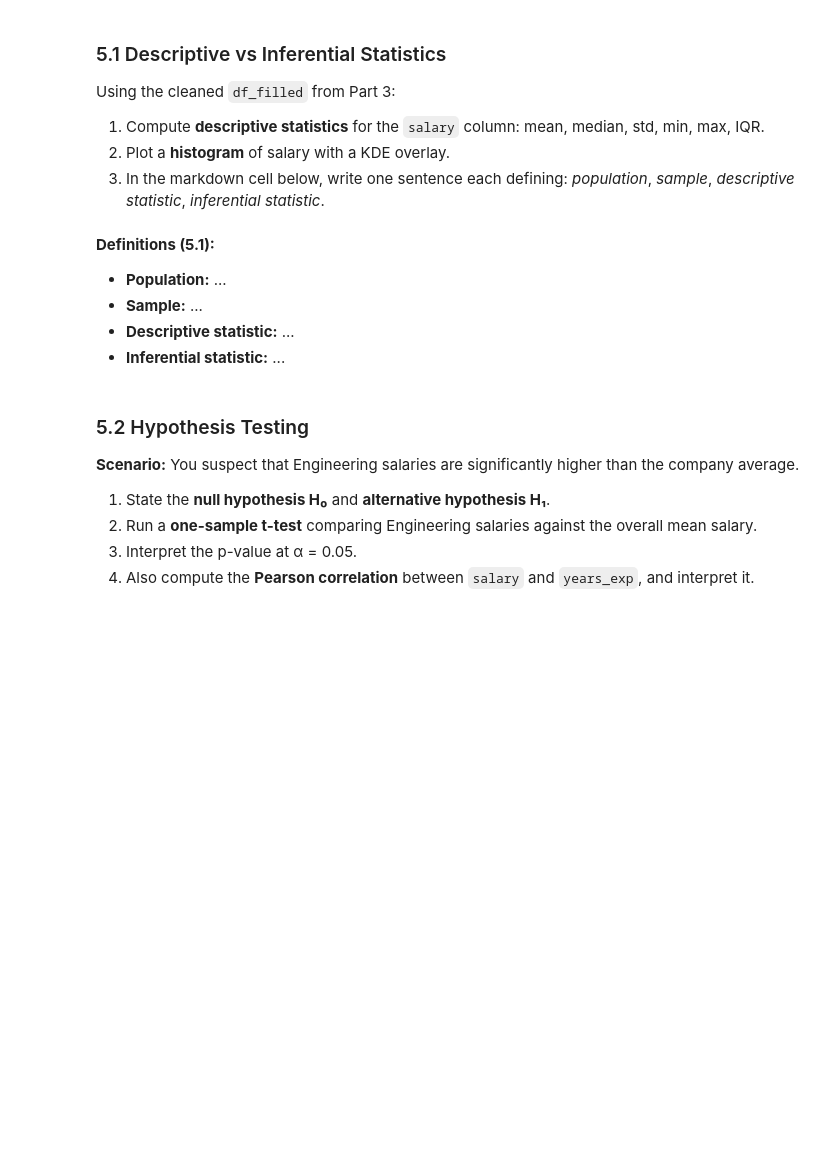
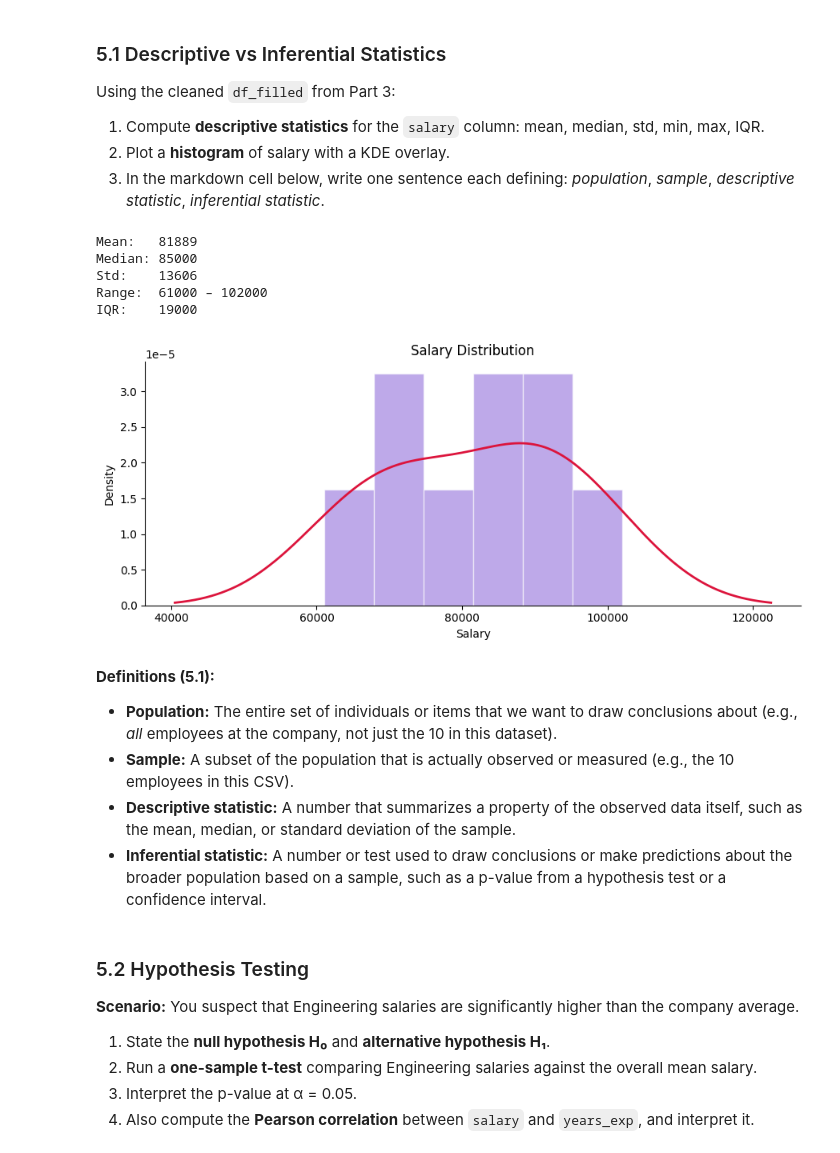
Before and after one commit to autadegayatri/Celebal_CEI_Assignments, a Jupyter notebook: week1_Gayatri_Autade.ipynb, the cells around one changed output. Saved outputs shown, nothing was run; the diff lists cells and outputs as text; code cells hidden in the pictures; blank space fills up the shorter version.

```diff
--- a/week1_Gayatri_Autade.ipynb
+++ b/week1_Gayatri_Autade.ipynb
@@ -552,31 +554,39 @@ Using the cleaned `df_filled` from Part 3:
 # %%
 salary = df_filled['salary']
 
-mean_s   = None  # YOUR CODE HERE
-median_s = None  # YOUR CODE HERE
-std_s    = None  # YOUR CODE HERE
-min_s    = None  # YOUR CODE HERE
-max_s    = None  # YOUR CODE HERE
-iqr_s    = None  # YOUR CODE HERE — use np.percentile
+mean_s   = salary.mean()
+median_s = salary.median()
+std_s    = salary.std()
+min_s    = salary.min()
+max_s    = salary.max()
+iqr_s    = np.percentile(salary, 75) - np.percentile(salary, 25)
 
 print(f"Mean:   {mean_s:.0f}")
 print(f"Median: {median_s:.0f}")
 print(f"Std:    {std_s:.0f}")
 print(f"Range:  {min_s:.0f} – {max_s:.0f}")
 print(f"IQR:    {iqr_s:.0f}")
 
 # Histogram + KDE
 fig, ax = plt.subplots()
-# YOUR CODE HERE
+salary.plot(kind='hist', density=True, bins=6, ax=ax, alpha=0.6, color='mediumpurple', edgecolor='white')
+salary.plot(kind='kde', ax=ax, color='crimson', lw=2)
 ax.set_xlabel('Salary'); ax.set_title('Salary Distribution')
 plt.tight_layout(); plt.show()
+# %% [output]
+Mean:   81889
+Median: 85000
+Std:    13606
+Range:  61000 – 102000
+IQR:    19000
+[figure, added]
 # %% [markdown]
 **Definitions (5.1):**
 
-- **Population:** ...
-- **Sample:** ...
-- **Descriptive statistic:** ...
-- **Inferential statistic:** ...
+- **Population:** The entire set of individuals or items that we want to draw conclusions about (e.g., *all* employees at the company, not just the 10 in this dataset).
+- **Sample:** A subset of the population that is actually observed or measured (e.g., the 10 employees in this CSV).
+- **Descriptive statistic:** A number that summarizes a property of the observed data itself, such as the mean, median, or standard deviation of the sample.
+- **Inferential statistic:** A number or test used to draw conclusions or make predictions about the broader population based on a sample, such as a p-value from a hypothesis test or a confidence interval.
 # %% [markdown]
 ### 5.2 Hypothesis Testing
 
```
Also changed, not shown: parts of 17 cells of this notebook.
